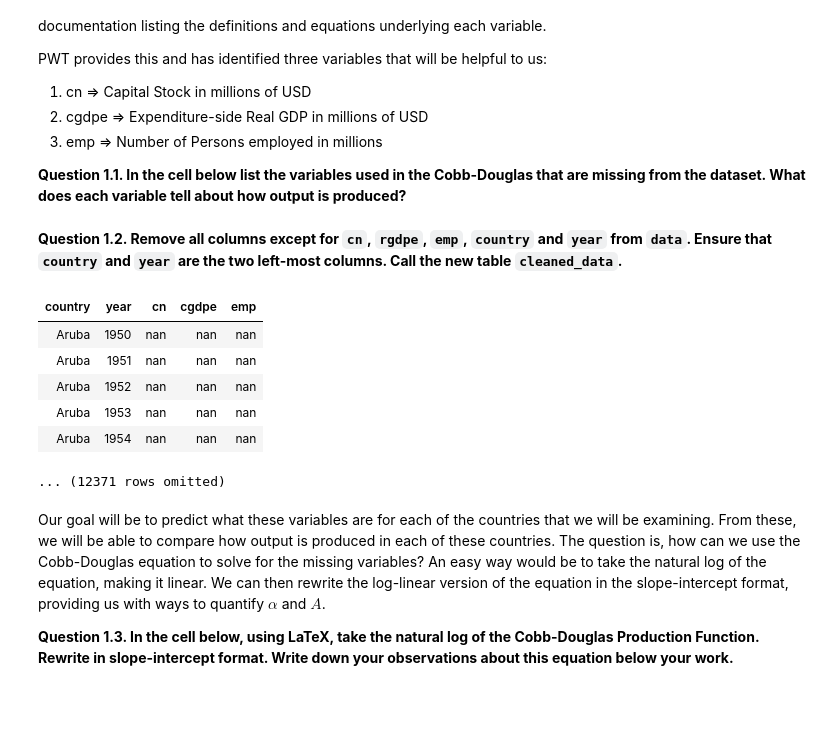
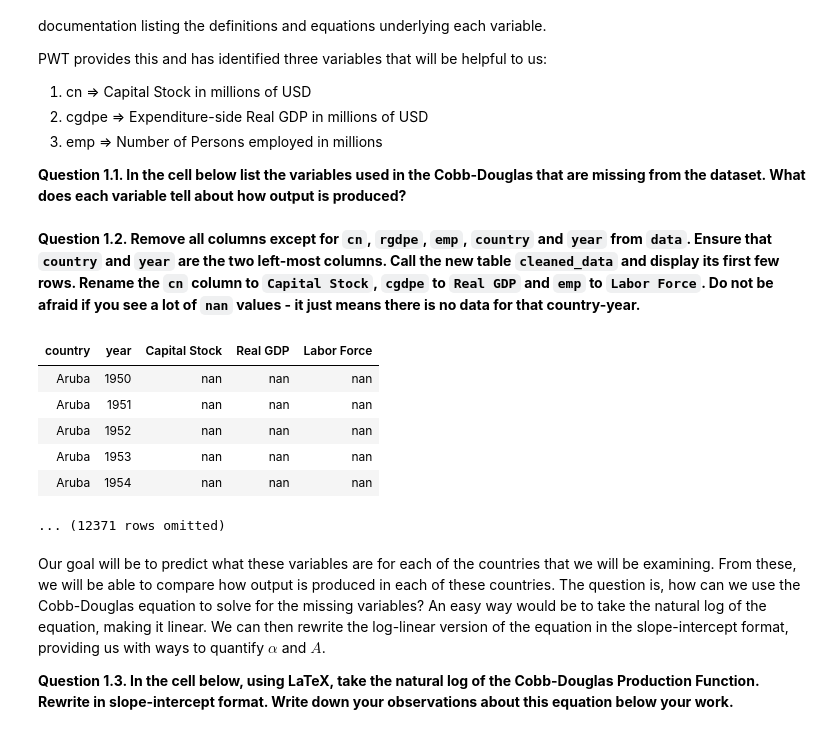
Before and after one commit to manikui/Data-88-Notebooks, a Jupyter notebook: Modeling Macroeconomic Dataset.ipynb, the cells around one changed output. Drawn from its saved outputs; the diff is of its cells as text; code cells hidden in the pictures; blank space fills up the shorter version.

````diff
--- a/Modeling Macroeconomic Dataset.ipynb
+++ b/Modeling Macroeconomic Dataset.ipynb
@@ -63,14 +66,19 @@ PWT provides this and has identified three variables that will be helpful to us:
 
 **Question 1.1. In the cell below list the variables used in the Cobb-Douglas that are missing from the dataset. What does each variable tell about how output is produced?**
 # %% [markdown]
-**Question 1.2. Remove all columns except for ```cn```, ```rgdpe```, ```emp```, ```country``` and ```year``` from ```data```. Ensure that ```country``` and ```year``` are the two left-most columns. Call the new table ```cleaned_data```.**
+**Question 1.2. Remove all columns except for ```cn```, ```rgdpe```, ```emp```, ```country``` and ```year``` from ```data```. Ensure that ```country``` and ```year``` are the two left-most columns. Call the new table ```cleaned_data``` and display its first few rows. Rename the ```cn``` column to ```Capital Stock```, ```cgdpe``` to ```Real GDP``` and ```emp``` to ```Labor Force```. Do not be afraid if you see a lot of ```nan``` values - it just means there is no data for that country-year.**
 # %%
 ### Your code here ###
+cleaned_data = ...
+
+### Solution ###
 cleaned_data = data.select("country", "year", "cn", "cgdpe", "emp")
+cleaned_data.relabel("cn", "Capital Stock").relabel("cgdpe", "Real GDP").relabel("emp", "Labor Force")
+###
 
 cleaned_data.show(5)
 # %% [output]
-| country | year | cn | cgdpe | emp |
+| country | year | Capital Stock | Real GDP | Labor Force |
 | Aruba | 1950 | nan | nan | nan |
 | Aruba | 1951 | nan | nan | nan |
 | Aruba | 1952 | nan | nan | nan |
````
Also changed, not shown: parts of 31 cells of this notebook.
